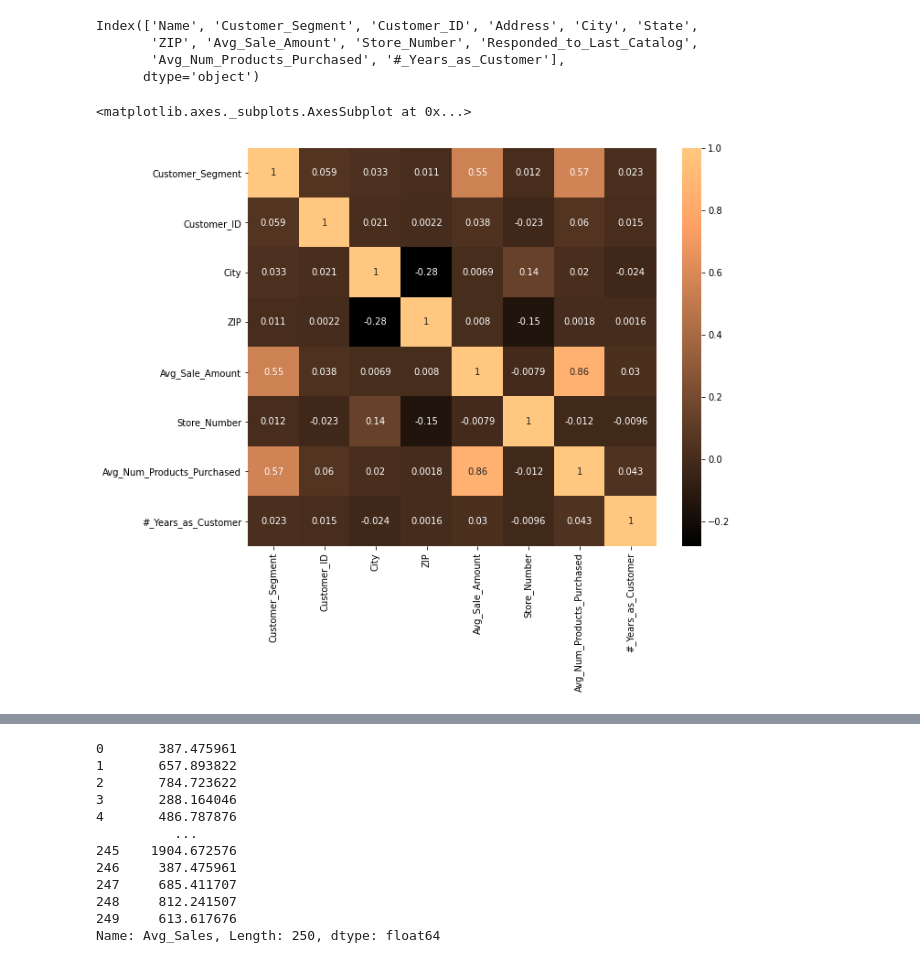
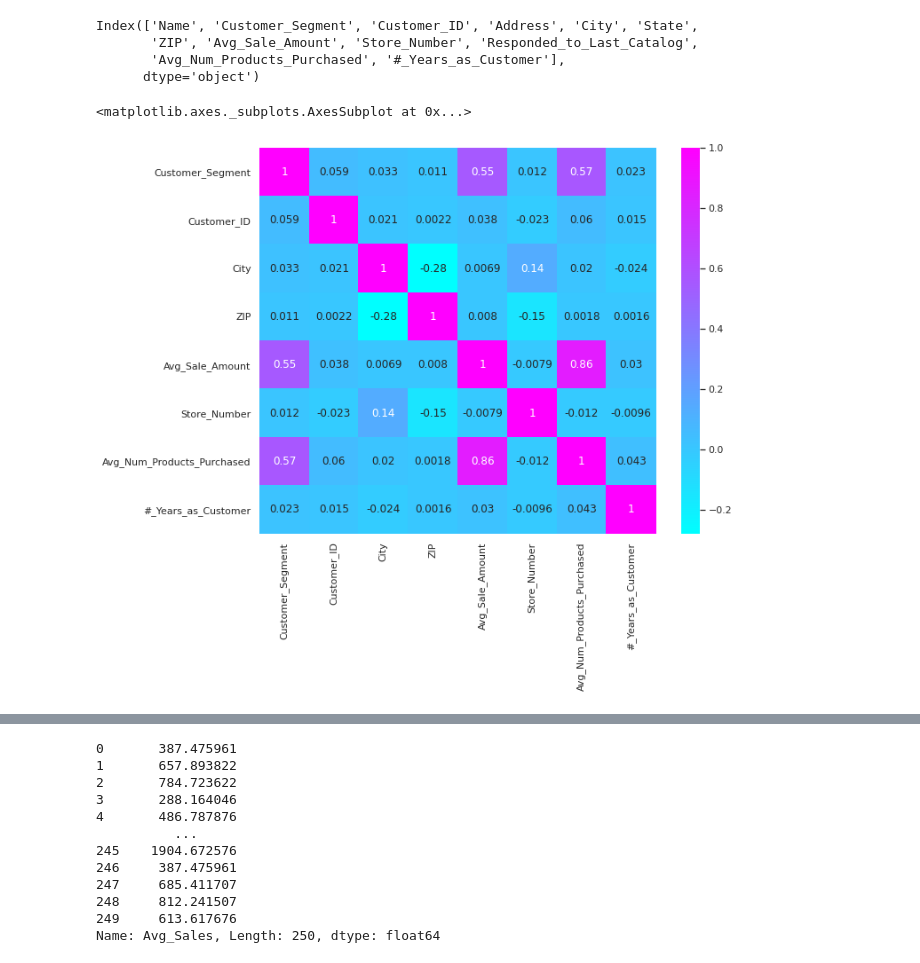
Before and after one commit to Dineshkumar-Anbalagan/Udacity-Predictive-Analytics-Nanodegree-Projects-Alteryx, a Jupyter notebook: Project_2_Predicting_Catalog_demand.ipynb, the cells around one changed output, grey strips where cells are left out. Cells and saved outputs as stored; diff of their text form; code cells hidden in the pictures.

```diff
--- a/Project_2_Predicting_Catalog_demand.ipynb
+++ b/Project_2_Predicting_Catalog_demand.ipynb
@@ -166,12 +166,14 @@ Index(['Name', 'Customer_Segment', 'Customer_ID', 'Address', 'City', 'State',
        'ZIP', 'Avg_Sale_Amount', 'Store_Number', 'Responded_to_Last_Catalog',
        'Avg_Num_Products_Purchased', '#_Years_as_Customer'],
       dtype='object')
+# %%
+sns.set_theme()
 # %%
 plt.figure(figsize = (10,8))
-sns.heatmap(data = df_train.corr(), annot=True, cmap = 'copper')
+sns.heatmap(data = df_train.corr(), annot=True, cmap = 'cool')
 # %% [output]
 <matplotlib.axes._subplots.AxesSubplot at 0x...>
-[figure, old version]
+[figure, new version]
 # %%
 X1 = df_train[[
        'Avg_Num_Products_Purchased'
```
Also changed, not shown: parts of 2 cells of this notebook.
